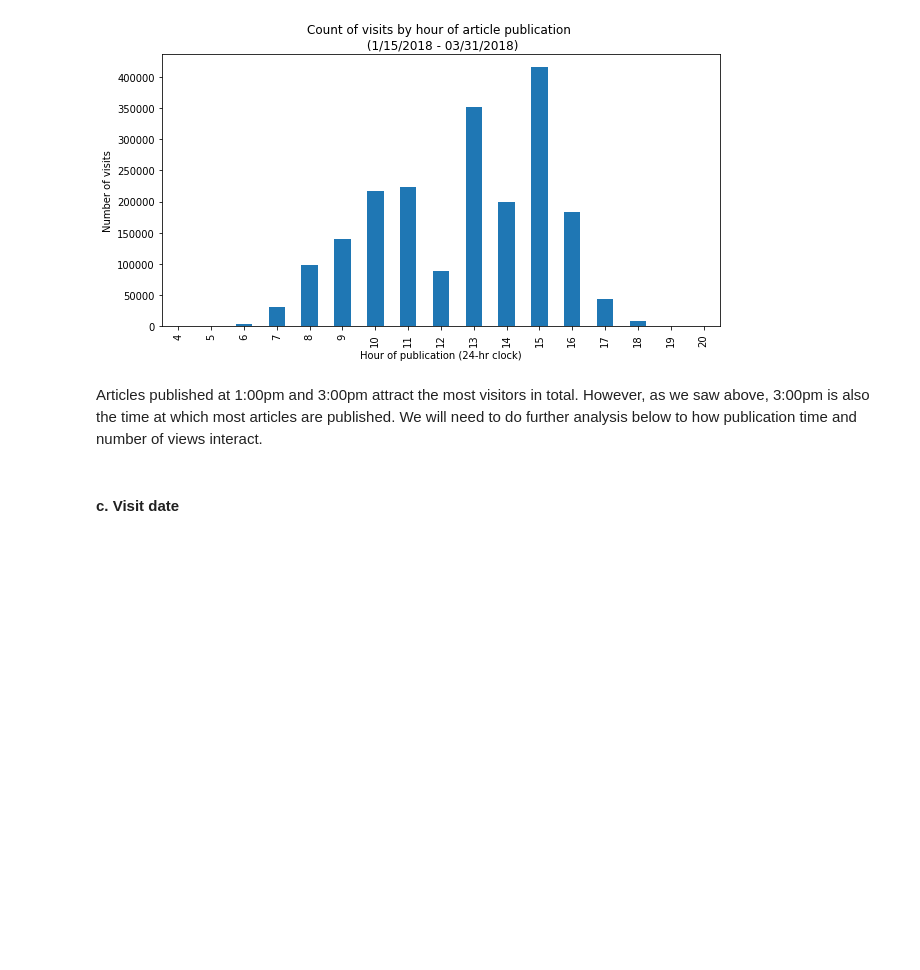
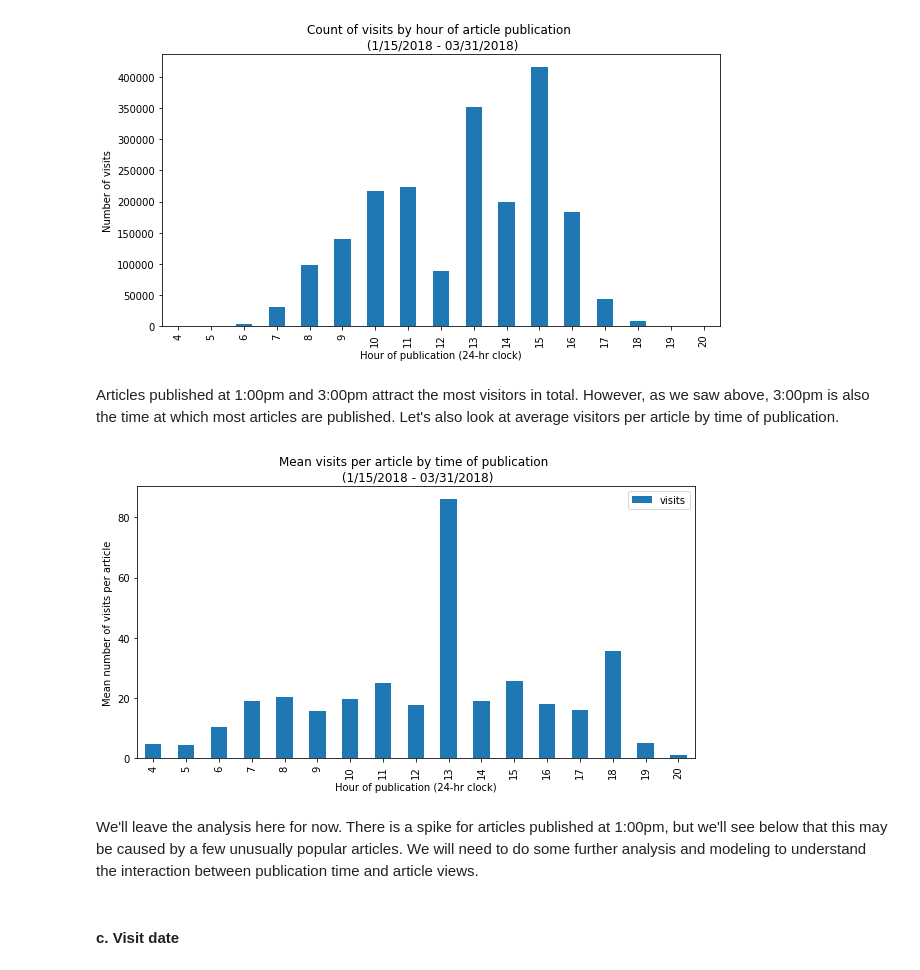
Before and after one commit to dan55/atlantic-elkin, a Jupyter notebook: analysis.ipynb, the cells around one changed output. Saved outputs shown, nothing was run; the diff lists cells and outputs as text; code cells hidden in the pictures; blank space fills up the shorter version.

```diff
--- a/analysis.ipynb
+++ b/analysis.ipynb
@@ -198,7 +198,17 @@ plot_df(grouped,
 # %% [output]
 [figure]
 # %% [markdown]
-Articles published at 1:00pm and 3:00pm attract the most visitors in total. However, as we saw above, 3:00pm is also the time at which most articles are published. We will need to do further analysis below to how publication time and number of views interact.
+Articles published at 1:00pm and 3:00pm attract the most visitors in total. However, as we saw above, 3:00pm is also the time at which most articles are published. Let's also look at average visitors per article by time of publication.
+# %%
+normed = df_arts.groupby("publication_hour").mean()
+plot_df(normed,
+        title="Mean visits per article by time of publication \n (1/15/2018 - 03/31/2018)",
+        xlab="Hour of publication (24-hr clock)",
+        ylab="Mean number of visits per article")
+# %% [output]
+[figure, added]
+# %% [markdown]
+We'll leave the analysis here for now. There is a spike for articles published at 1:00pm, but we'll see below that this may be caused by a few unusually popular articles. We will need to do some further analysis and modeling to understand the interaction between publication time and article views.
 # %% [markdown]
 #### c. Visit date <a id="visit-date" />
 # %% [markdown]
```
Also changed, not shown: parts of 2 cells of this notebook, 1 other file.
